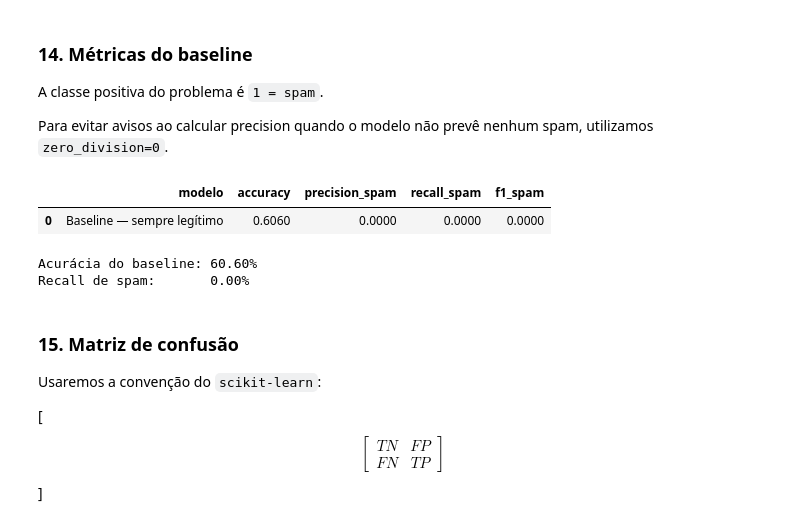
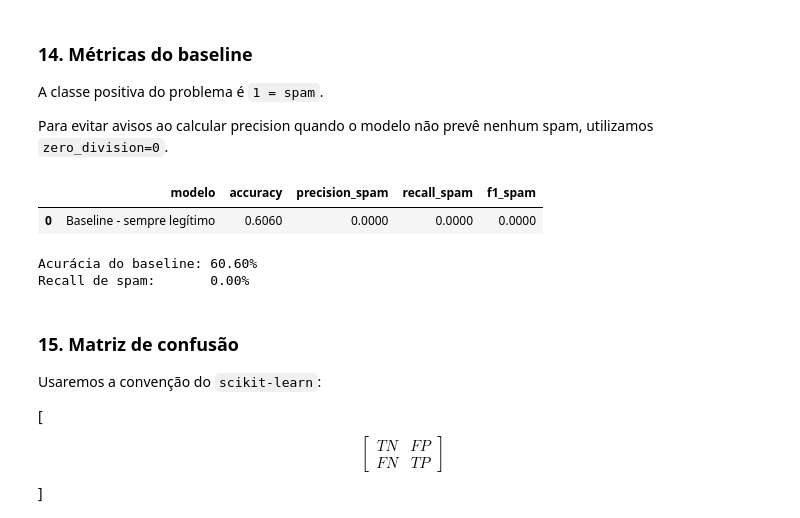
Before and after one commit to andrecataldo/ai-ppgi, a Jupyter notebook: labs/aula-05-ml/IA_Aula05_Spambase_AndreCataldo.ipynb, the cells around one changed output. Drawn from its saved outputs; the diff is of its cells as text; code cells hidden in the pictures.

```diff
--- a/labs/aula-05-ml/IA_Aula05_Spambase_AndreCataldo.ipynb
+++ b/labs/aula-05-ml/IA_Aula05_Spambase_AndreCataldo.ipynb
@@ -405,31 +404,31 @@ Para evitar avisos ao calcular precision quando o modelo não prevê nenhum spam
 # %%
 baseline_accuracy = accuracy_score(y, y_baseline)
 baseline_precision = precision_score(y, y_baseline, pos_label=1, zero_division=0)
 baseline_recall = recall_score(y, y_baseline, pos_label=1, zero_division=0)
 baseline_f1 = f1_score(y, y_baseline, pos_label=1, zero_division=0)
 
 baseline_results = pd.DataFrame({
-    "modelo": ["Baseline — sempre legítimo"],
+    "modelo": ["Baseline - sempre legítimo"],
     "accuracy": [baseline_accuracy],
     "precision_spam": [baseline_precision],
     "recall_spam": [baseline_recall],
     "f1_spam": [baseline_f1],
 })
 
 display(
     baseline_results.style.format({
         "accuracy": "{:.4f}",
         "precision_spam": "{:.4f}",
         "recall_spam": "{:.4f}",
         "f1_spam": "{:.4f}",
     })
 )
 
 print(f"Acurácia do baseline: {baseline_accuracy:.2%}")
 print(f"Recall de spam:       {baseline_recall:.2%}")
 # %% [output]
 |  | modelo | accuracy | precision_spam | recall_spam | f1_spam |
-| 0 | Baseline — sempre legítimo | 0.6060 | 0.0000 | 0.0000 | 0.0000 |
+| 0 | Baseline - sempre legítimo | 0.6060 | 0.0000 | 0.0000 | 0.0000 |
 Acurácia do baseline: 60.60%
 Recall de spam:       0.00%
 # %% [markdown]
```
Also changed, not shown: parts of 40 cells of this notebook, 2 other files.
